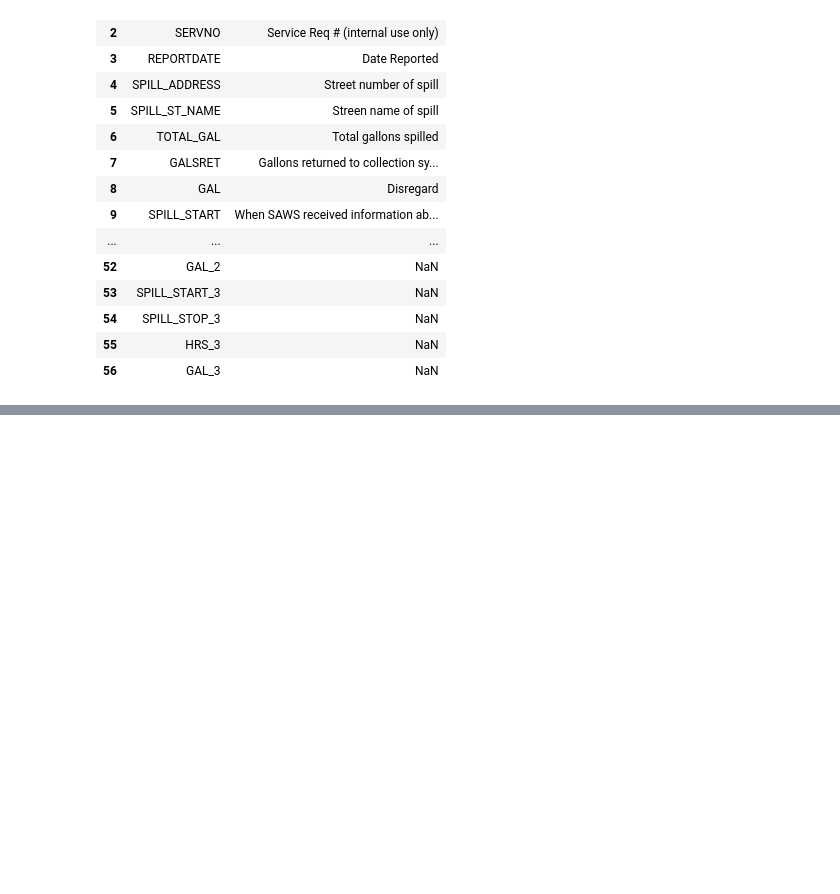
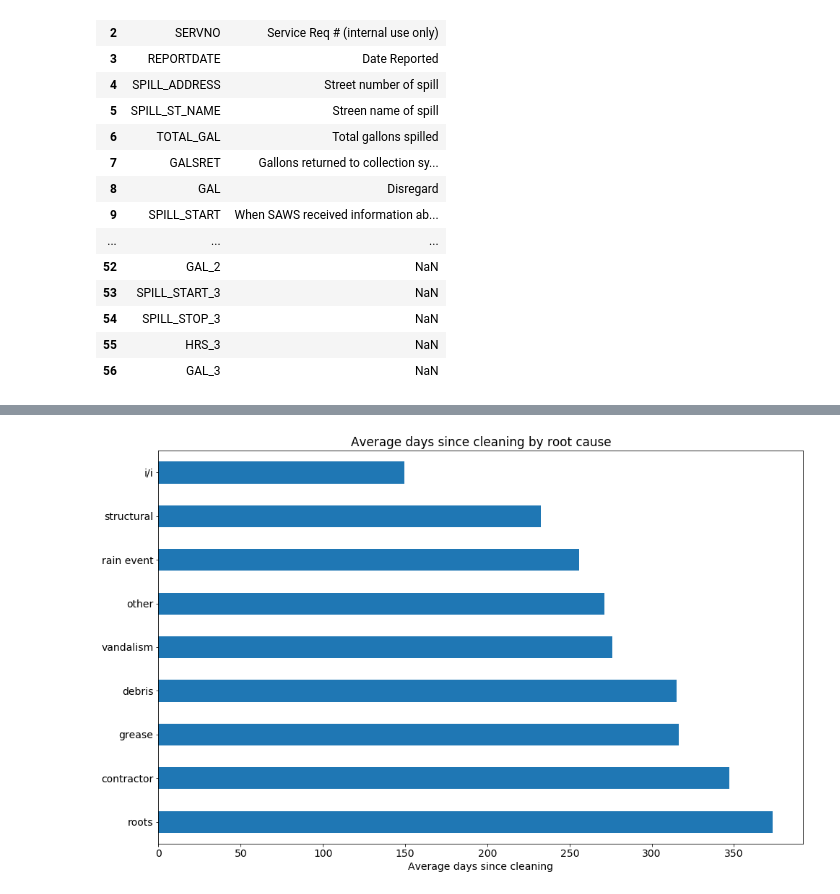
Before and after one commit to we-came-we-SAWS-we-conquered/saws-capstone-project, a Jupyter notebook: cameron_repo/Cameron_notebook.ipynb, the cells around one changed output, grey strips where cells are left out. Saved outputs shown, nothing was run; the diff lists cells and outputs as text; code cells hidden in the pictures; blank space fills up the shorter version.

```diff
--- a/cameron_repo/Cameron_notebook.ipynb
+++ b/cameron_repo/Cameron_notebook.ipynb
@@ -146,0 +191,9 @@ df.COMMENTS.value_counts().head(10).plot.barh()
+# %%
+ax = df.groupby('root_cause').days_since_cleaned.mean()\
+    .sort_values(ascending=False).dropna().plot.barh()
+ax.set_ylabel('')
+ax.set_xlabel('Average days since cleaning')
+plt.title('Average days since cleaning by root cause')
+plt.show()
+# %% [output]
+[figure, added]
```
Also changed, not shown: parts of 20 cells of this notebook, 1 other file.
